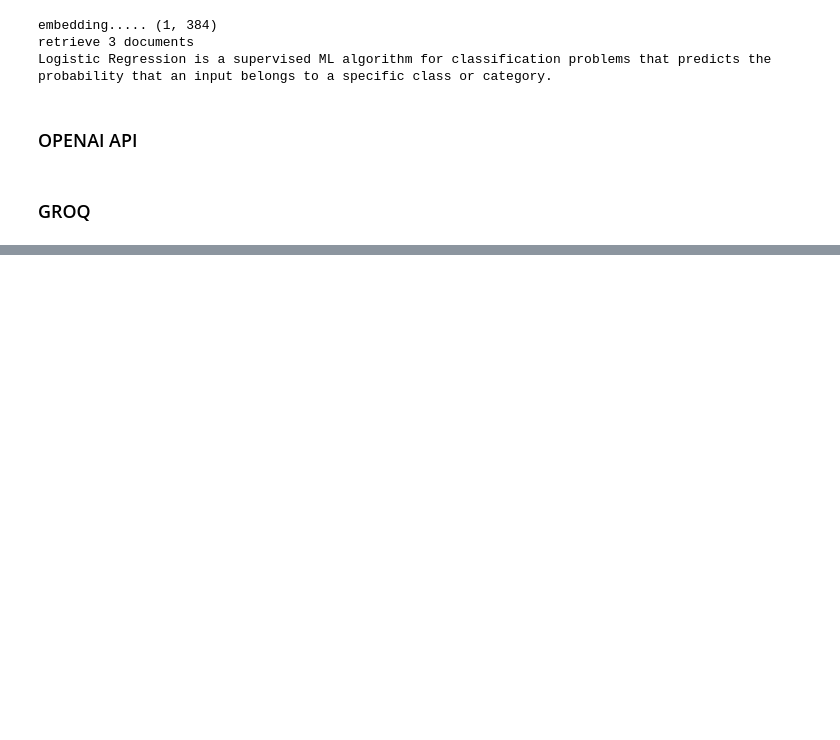
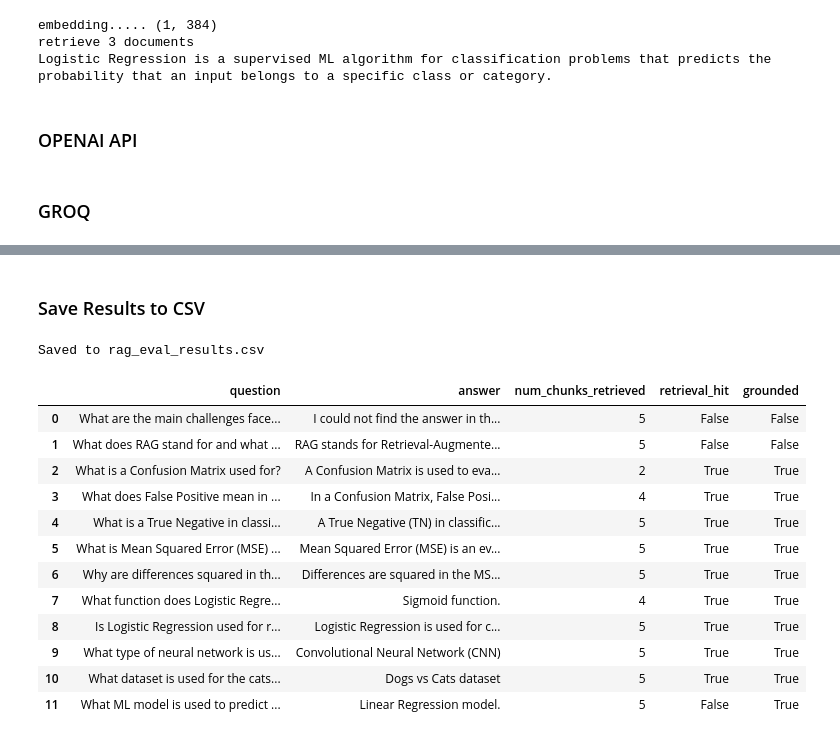
Before and after one commit to NileshGale/multi-doc-rag-pipeline, a Jupyter notebook: RAG_pipeline.ipynb, the cells around one changed output, grey strips where cells are left out. Saved outputs shown, nothing was run; the diff lists cells and outputs as text; code cells hidden in the pictures; blank space fills up the shorter version.

```diff
--- a/RAG_pipeline.ipynb
+++ b/RAG_pipeline.ipynb
@@ -446,0 +518,5 @@ Logistic Regression is a supervised ML algorithm for classification problems tha
+# %%
+def retrieval_hit(retrieved_docs, must_contain: str) -> bool:
+    """Return True if must_contain phrase appears in any retrieved chunk."""
+    combined = " ".join(d["document"].lower() for d in retrieved_docs)
+    return must_contain.lower() in combined
@@ -446,0 +530,16 @@ Logistic Regression is a supervised ML algorithm for classification problems tha
+# %%
+def llm_judge_groundedness(question, context, answer, llm) -> int:
+    """Ask the LLM to judge whether the answer is grounded in the context.
+    Returns 1 (grounded / no hallucination) or 0 (hallucinated).
+    """
+    judge_prompt = (
+        "You are a strict evaluator. Given a CONTEXT, a QUESTION, and an ANSWER,\n"
+        "respond with ONLY the single character \"1\" if the answer is fully supported by the context\n"
+        "(no hallucinated facts), or \"0\" if the answer includes any claim not present in the context.\n\n"
+        f"CONTEXT:\n{context}\n\n"
+        f"QUESTION:\n{question}\n\n"
+        f"ANSWER:\n{answer}\n\n"
+        "Respond with only 1 or 0, nothing else."
+    )
+    verdict = llm.invoke(judge_prompt).content.strip()
+    return 1 if verdict.startswith("1") else 0
@@ -446,0 +620,22 @@ Logistic Regression is a supervised ML algorithm for classification problems tha
+# %% [markdown]
+### Save Results to CSV
+# %%
+df_eval = pd.DataFrame(eval_results)
+df_eval.to_csv("rag_eval_results.csv", index=False)
+print("Saved to rag_eval_results.csv")
+df_eval
+# %% [output]
+Saved to rag_eval_results.csv
+|  | question | answer | num_chunks_retrieved | retrieval_hit | grounded |
+| 0 | What are the main challenges face... | I could not find the answer in th... | 5 | False | False |
+| 1 | What does RAG stand for and what ... | RAG stands for Retrieval-Augmente... | 5 | False | False |
+| 2 | What is a Confusion Matrix used for? | A Confusion Matrix is used to eva... | 2 | True | True |
+| 3 | What does False Positive mean in ... | In a Confusion Matrix, False Posi... | 4 | True | True |
+| 4 | What is a True Negative in classi... | A True Negative (TN) in classific... | 5 | True | True |
+| 5 | What is Mean Squared Error (MSE) ... | Mean Squared Error (MSE) is an ev... | 5 | True | True |
+| 6 | Why are differences squared in th... | Differences are squared in the MS... | 5 | True | True |
+| 7 | What function does Logistic Regre... | Sigmoid function. | 4 | True | True |
+| 8 | Is Logistic Regression used for r... | Logistic Regression is used for c... | 5 | True | True |
+| 9 | What type of neural network is us... | Convolutional Neural Network (CNN) | 5 | True | True |
+| 10 | What dataset is used for the cats... | Dogs vs Cats dataset | 5 | True | True |
+| 11 | What ML model is used to predict ... | Linear Regression model. | 5 | False | True |
```
Also changed, not shown: parts of 10 cells of this notebook, 3 other files.
